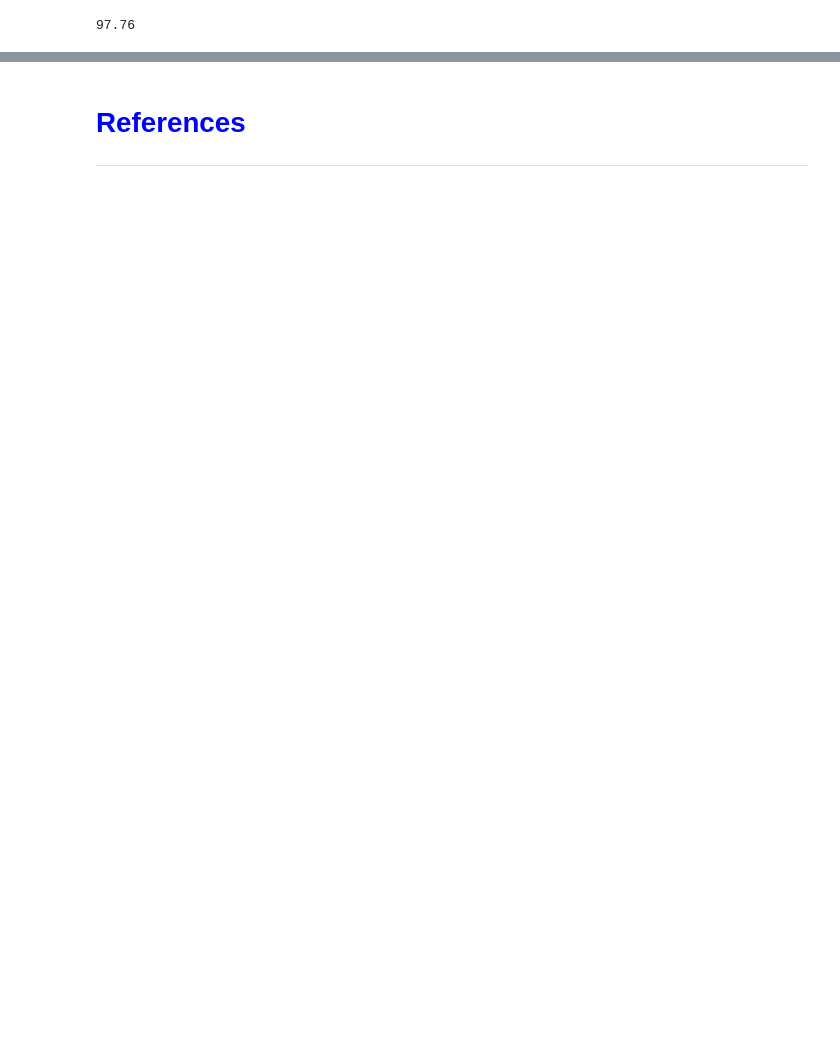
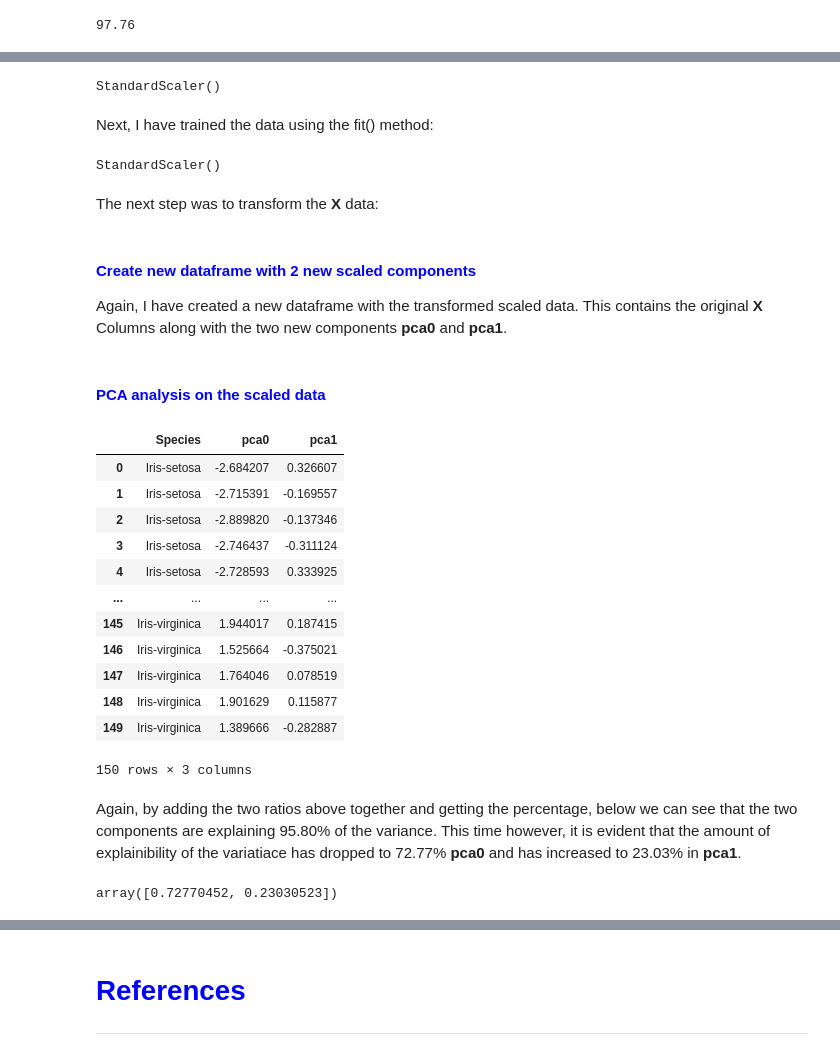
Before and after one commit to OCorry/machine_learning_and_statistics_2023, a Jupyter notebook: tasks.ipynb, the cells around one changed output, grey strips where cells are left out. Drawn from its saved outputs; the diff is of its cells as text; code cells hidden in the pictures; blank space fills up the shorter version.

```diff
--- a/tasks.ipynb
+++ b/tasks.ipynb
@@ -1063,0 +1130,77 @@ According to the result above, the two components explain about 97.76% of the va
+# %%
+# Create a standard scaler instance.
+scaler = pre.StandardScaler()
+
+# Show.
+scaler
+# %% [output]
+StandardScaler()
+# %% [markdown]
+Next, I have trained the data using the fit() method:
+# %%
+# Fit the data to the scaler.
+scaler.fit(X)
+# %% [output]
+StandardScaler()
+# %% [markdown]
+The next step was to transform the **X** data:
+# %%
+# Transformed X array.
+X_transformed = scaler.transform(X)
+
+# Show.
+#X_transformed
+# %% [markdown]
+#### <span style ="color:blue">Create new dataframe with 2 new scaled components</span>
+Again, I have created a new dataframe with the transformed scaled data. This contains the original **X** Columns along with the two new components **pca0** and **pca1**.
+# %%
+# Original column names.
+X.columns
+
+# Re-create data frame.
+df_X_trans = pd.DataFrame(X_transformed, columns=X.columns)
+
+# Show re-created dataframe
+#df_X_trans
+# %% [markdown]
+#### <span style ="color:blue">PCA analysis on the scaled data</span>
+# %%
+# Creating a new PCA instance with the scaled data
+pca = dec.PCA(n_components=2)
+
+# Fitting the data to pca
+pca.fit(df_X_trans)
+
+# Transform the data
+X_trans_pca = pca.transform(df_X_trans)
+
+# Show transformed data
+X_trans_pca
+
+df_trans_pca = pd.DataFrame(df[['Species']])
+
+df_trans_pca ['pca0']= X_pca[:,0]
+df_trans_pca ['pca1']= X_pca[:,1]
+
+#Show
+df_trans_pca
+# %% [output]
+|  | Species | pca0 | pca1 |
+| 0 | Iris-setosa | -2.684207 | 0.326607 |
+| 1 | Iris-setosa | -2.715391 | -0.169557 |
+| 2 | Iris-setosa | -2.889820 | -0.137346 |
+| 3 | Iris-setosa | -2.746437 | -0.311124 |
+| 4 | Iris-setosa | -2.728593 | 0.333925 |
+| ... | ... | ... | ... |
+| 145 | Iris-virginica | 1.944017 | 0.187415 |
+| 146 | Iris-virginica | 1.525664 | -0.375021 |
+| 147 | Iris-virginica | 1.764046 | 0.078519 |
+| 148 | Iris-virginica | 1.901629 | 0.115877 |
+| 149 | Iris-virginica | 1.389666 | -0.282887 |
+150 rows × 3 columns
+# %% [markdown]
+Again, by adding the two ratios above together and getting the percentage, below we can see that the two components are explaining 95.80% of the variance. This time however, it is evident that the amount of explainibility of the variatiace has dropped to 72.77% **pca0** and has increased to 23.03% in **pca1**.
+# %%
+pca.explained_variance_ratio_
+# %% [output]
+array([0.72770452, 0.23030523])
```
Also changed, not shown: parts of 35 cells of this notebook.
